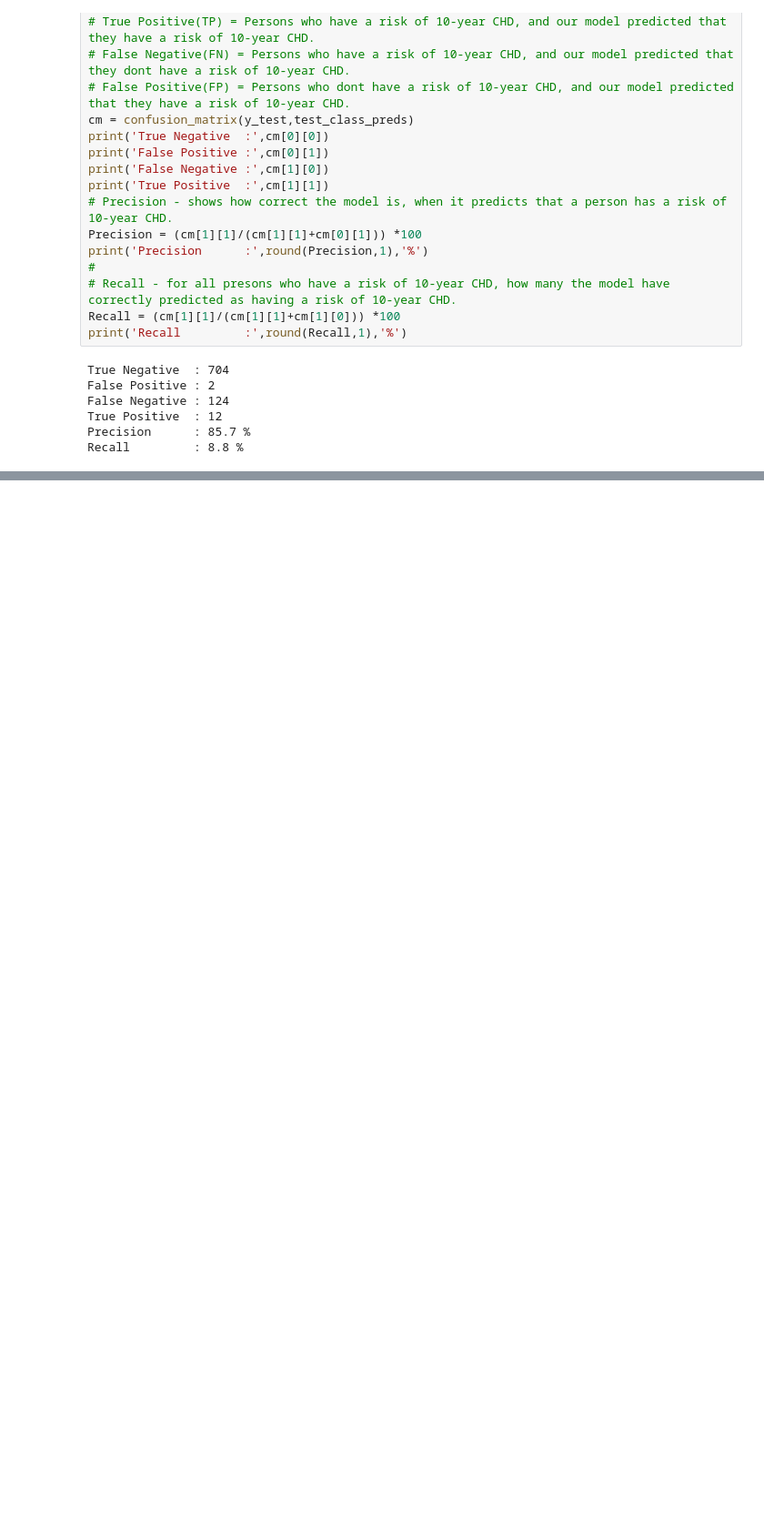
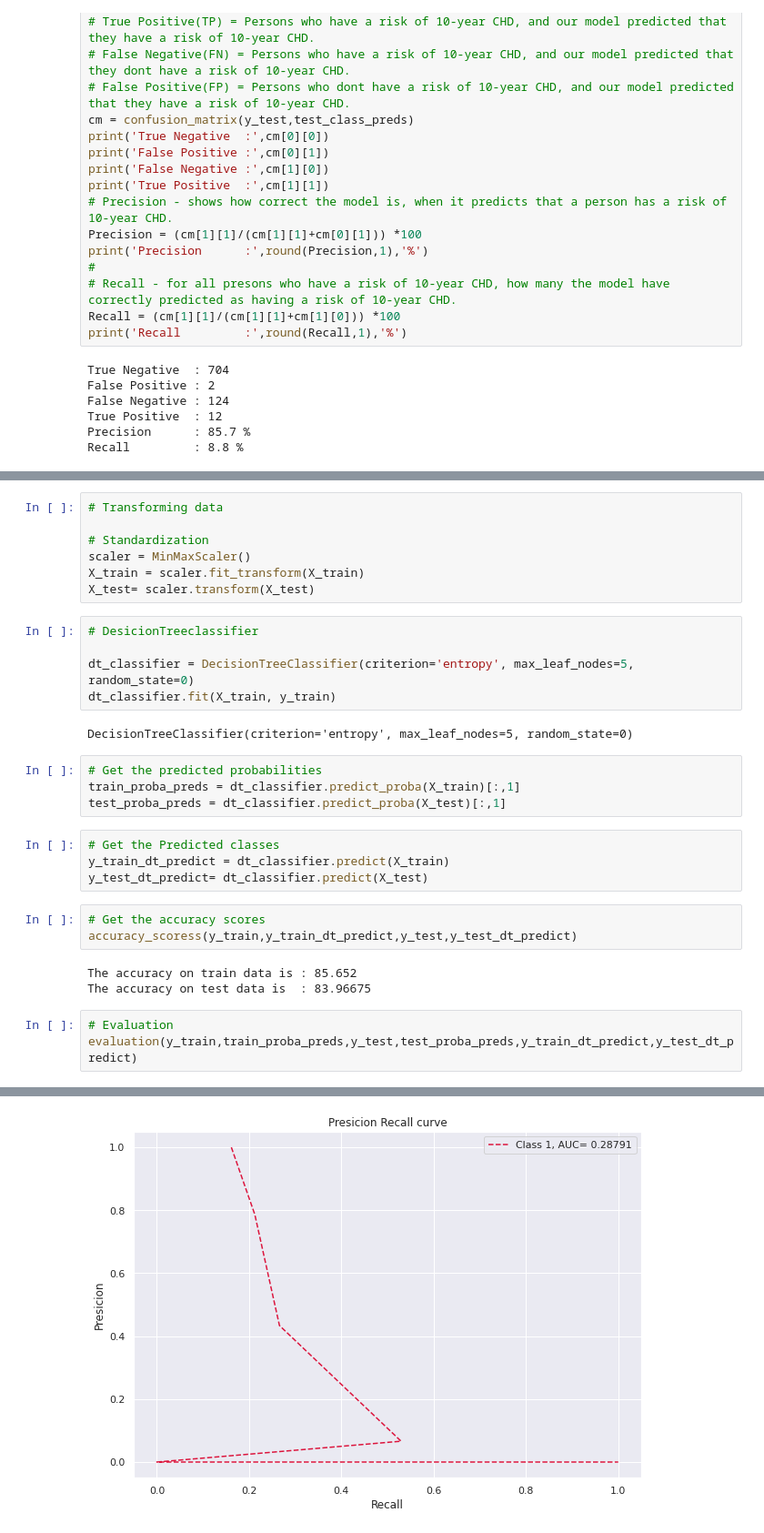
Before and after one commit to Sriharish19/SH-Supervised-ML-Cardiovascular-Risk-Prediction, a Jupyter notebook: SH_Supervised_ML_Classification_Cardiovascular_Risk_Prediction.ipynb, the cells around one changed output, grey strips where cells are left out. Shown at 91% size. Cells and saved outputs as stored; diff of their text form; blank space fills up the shorter version.

```diff
--- a/SH_Supervised_ML_Classification_Cardiovascular_Risk_Prediction.ipynb
+++ b/SH_Supervised_ML_Classification_Cardiovascular_Risk_Prediction.ipynb
@@ -621,0 +713,32 @@ Recall         : 8.8 %
+# %%
+# Transforming data
+
+# Standardization
+scaler = MinMaxScaler()
+X_train = scaler.fit_transform(X_train)
+X_test= scaler.transform(X_test)
+# %%
+# DesicionTreeclassifier
+
+dt_classifier = DecisionTreeClassifier(criterion='entropy', max_leaf_nodes=5, random_state=0)
+dt_classifier.fit(X_train, y_train)
+# %% [output]
+DecisionTreeClassifier(criterion='entropy', max_leaf_nodes=5, random_state=0)
+# %%
+# Get the predicted probabilities
+train_proba_preds = dt_classifier.predict_proba(X_train)[:,1]
+test_proba_preds = dt_classifier.predict_proba(X_test)[:,1]
+# %%
+# Get the Predicted classes
+y_train_dt_predict = dt_classifier.predict(X_train)
+y_test_dt_predict= dt_classifier.predict(X_test)
+# %%
+# Get the accuracy scores
+accuracy_scoress(y_train,y_train_dt_predict,y_test,y_test_dt_predict)
+# %% [output]
+The accuracy on train data is : 85.652
+The accuracy on test data is  : 83.96675
+# %%
+# Evaluation
+evaluation(y_train,train_proba_preds,y_test,test_proba_preds,y_train_dt_predict,y_test_dt_predict)
+# %% [output]
@@ -621,0 +757 @@ Recall         : 8.8 %
+[figure, added]
```
Also changed, not shown: parts of 62 cells of this notebook.
